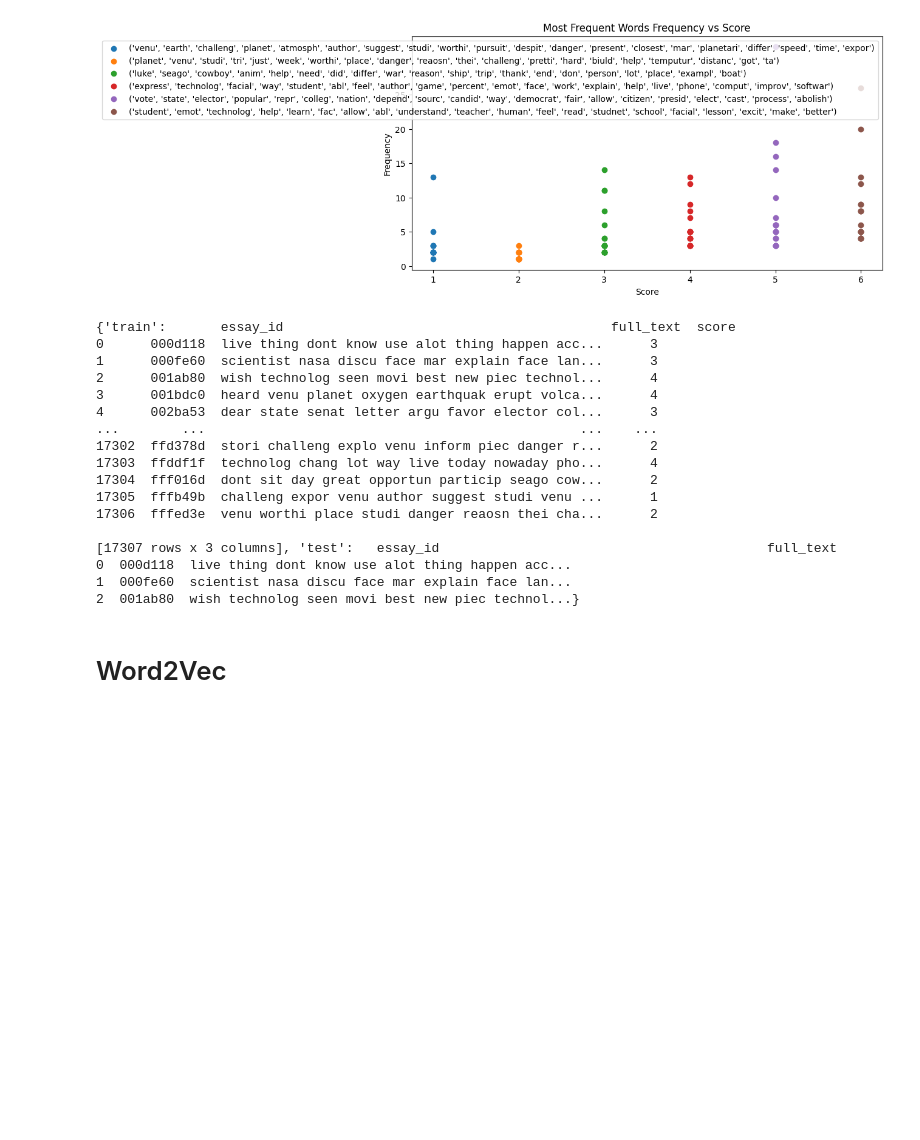
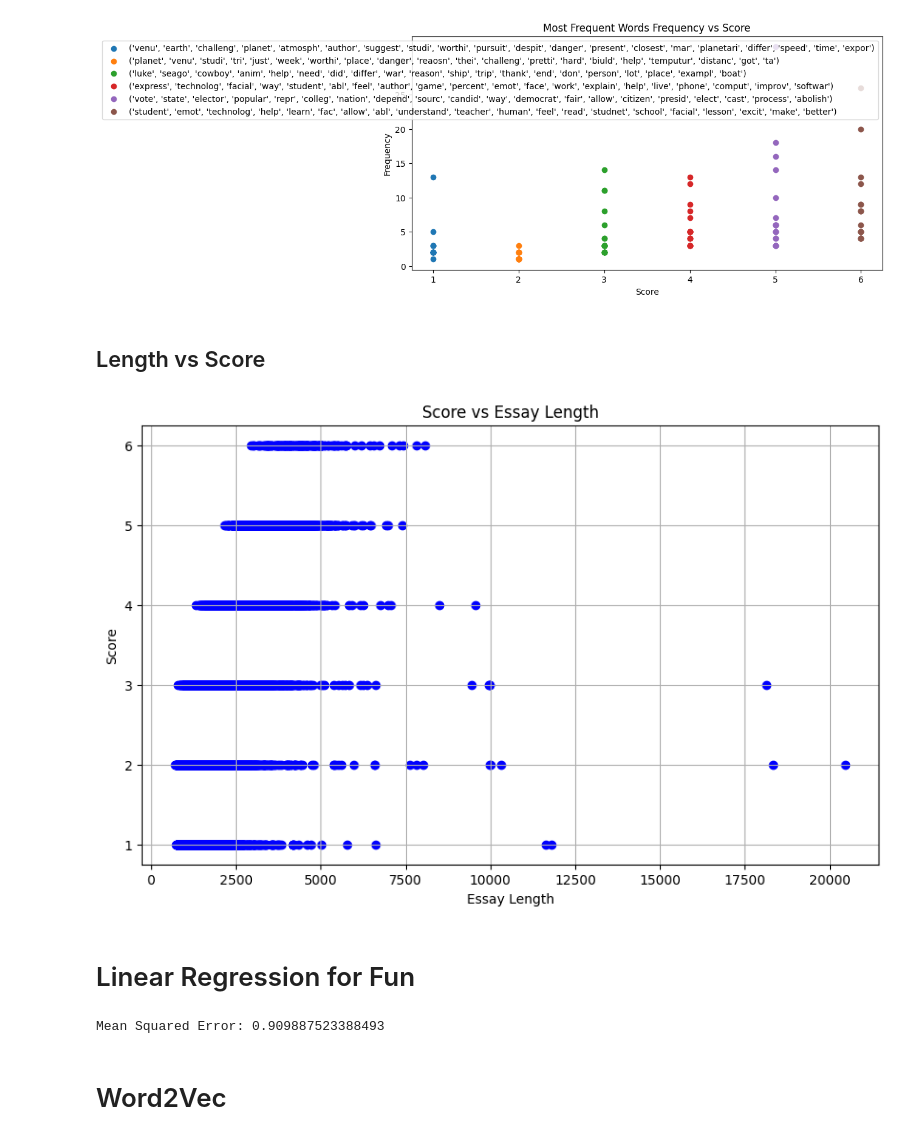
Before and after one commit to keeshram/ECEN520, a Jupyter notebook: premidterm.ipynb, the cells around one changed output. Drawn from its saved outputs; the diff is of its cells as text; code cells hidden in the pictures; blank space fills up the shorter version.

```diff
--- a/premidterm.ipynb
+++ b/premidterm.ipynb
@@ -182,26 +188,48 @@ plt.show()
 [figure]
 [figure]
 [figure]
-# %%
-print(df)
-# %% [output]
-{'train':       essay_id                                          full_text  score
-0      000d118  live thing dont know use alot thing happen acc...      3
-1      000fe60  scientist nasa discu face mar explain face lan...      3
-2      001ab80  wish technolog seen movi best new piec technol...      4
-3      001bdc0  heard venu planet oxygen earthquak erupt volca...      4
-4      002ba53  dear state senat letter argu favor elector col...      3
-...        ...                                                ...    ...
-17302  ffd378d  stori challeng explo venu inform piec danger r...      2
-17303  ffddf1f  technolog chang lot way live today nowaday pho...      4
-17304  fff016d  dont sit day great opportun particip seago cow...      2
-17305  fffb49b  challeng expor venu author suggest studi venu ...      1
-17306  fffed3e  venu worthi place studi danger reaosn thei cha...      2
-
-[17307 rows x 3 columns], 'test':   essay_id                                          full_text
-0  000d118  live thing dont know use alot thing happen acc...
-1  000fe60  scientist nasa discu face mar explain face lan...
-2  001ab80  wish technolog seen movi best new piec technol...}
+# %% [markdown]
+## Length vs Score
+# %%
+df['train']['essay_length'] = df['train']['full_text'].apply(len)
+
+plt.figure(figsize=(10, 6))
+plt.scatter(df['train']['essay_length'], df['train']['score'], color='blue')
+plt.title('Score vs Essay Length')
+plt.xlabel('Essay Length')
+plt.ylabel('Score')
+plt.grid(True)
+plt.show()
+# %% [output]
+[figure, added]
+# %% [markdown]
+# Linear Regression for Fun
+# %%
+import nltk
+from nltk.corpus import stopwords
+from nltk.tokenize import word_tokenize
+from sklearn.model_selection import train_test_split
+from sklearn.feature_extraction.text import CountVectorizer
+from sklearn.linear_model import LinearRegression
+from sklearn.metrics import mean_squared_error
+
+# Vectorization using bag-of-words representation
+vectorizer = CountVectorizer()
+X = vectorizer.fit_transform(df['train']['full_text'])
+y = df['train']['score']
+
+# Split the data into training and testing sets
+X_train, X_test, y_train, y_test = train_test_split(X, y, test_size=0.2, random_state=42)
+
+lin_model = LinearRegression();
+lin_model.fit(X_train, y_train)
+
+# Evaluate the model
+y_pred = lin_model.predict(X_test)
+mse = mean_squared_error(y_test, y_pred)
+print("Mean Squared Error:", mse)
+# %% [output]
+Mean Squared Error: 0.909887523388493
 # %% [markdown]
 # Word2Vec
 # %%
```
Also changed, not shown: parts of 9 cells of this notebook.
